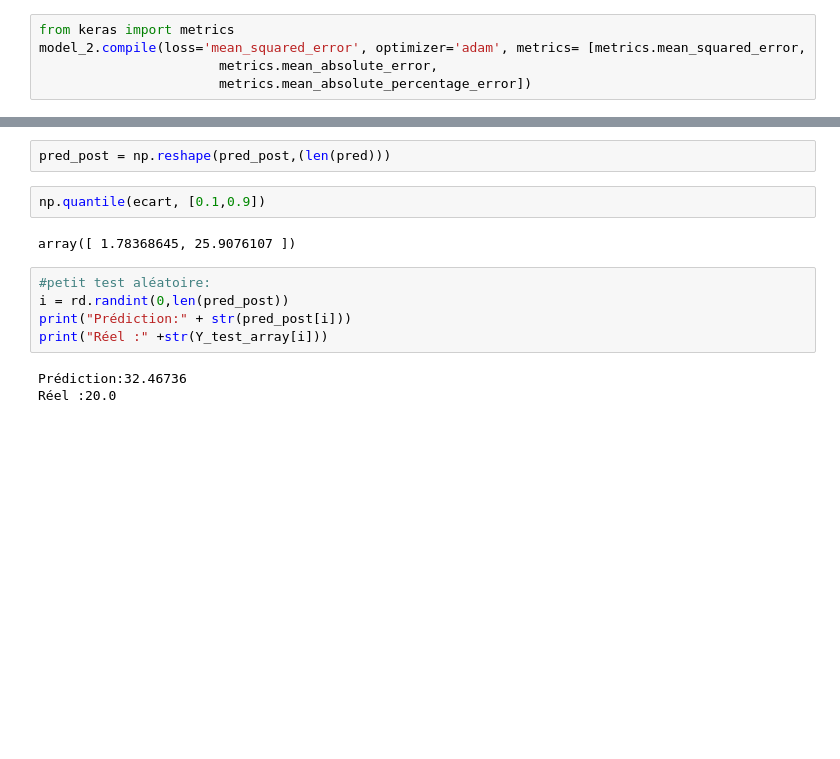
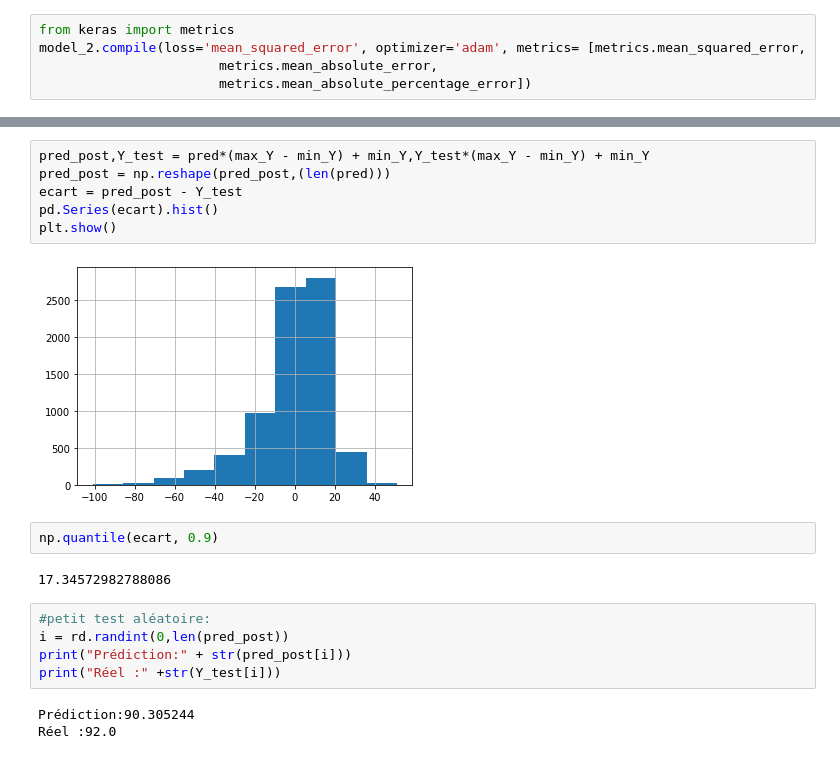
Before and after one commit to BenJMaurel/2048-Project, a Jupyter notebook: wine_project_11_12.ipynb, the cells around one changed output, grey strips where cells are left out. Drawn from its saved outputs; the diff is of its cells as text; blank space fills up the shorter version.

```diff
--- a/wine_project_11_12.ipynb
+++ b/wine_project_11_12.ipynb
@@ -1145,15 +1145,21 @@ model.save_weights("/content/drive/My Drive/Wine_project/nawak.hdf5")
-# %%
-pred_post = np.reshape(pred_post,(len(pred)))
+# %%
+pred_post,Y_test = pred*(max_Y - min_Y) + min_Y,Y_test*(max_Y - min_Y) + min_Y
+pred_post = np.reshape(pred_post,(len(pred)))
+ecart = pred_post - Y_test
+pd.Series(ecart).hist()
+plt.show()
+# %% [output]
+[figure, added]
 # %%
-np.quantile(ecart, [0.1,0.9])
+np.quantile(ecart, 0.9)
 # %% [output]
-array([ 1.78368645, 25.9076107 ])
+17.34572982788086
 # %%
 #petit test aléatoire:
 i = rd.randint(0,len(pred_post))
 print("Prédiction:" + str(pred_post[i]))
-print("Réel :" +str(Y_test_array[i]))
+print("Réel :" +str(Y_test[i]))
 # %% [output]
-Prédiction:32.46736
-Réel :20.0
+Prédiction:90.305244
+Réel :92.0
 # %%
```
Also changed, not shown: parts of 11 cells of this notebook.
